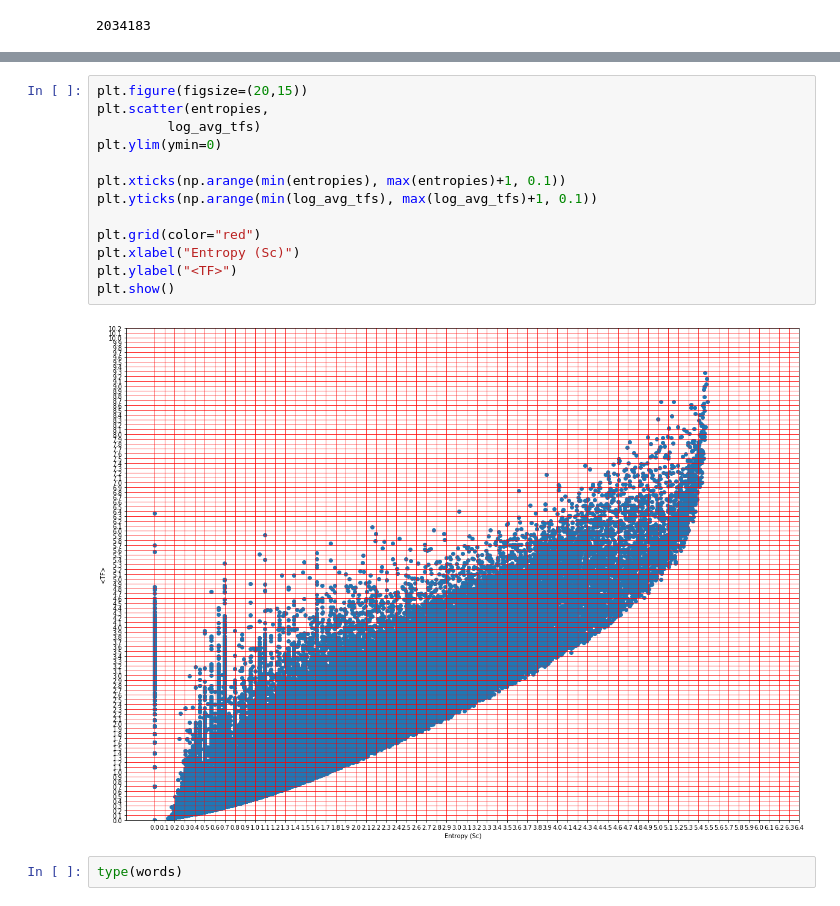
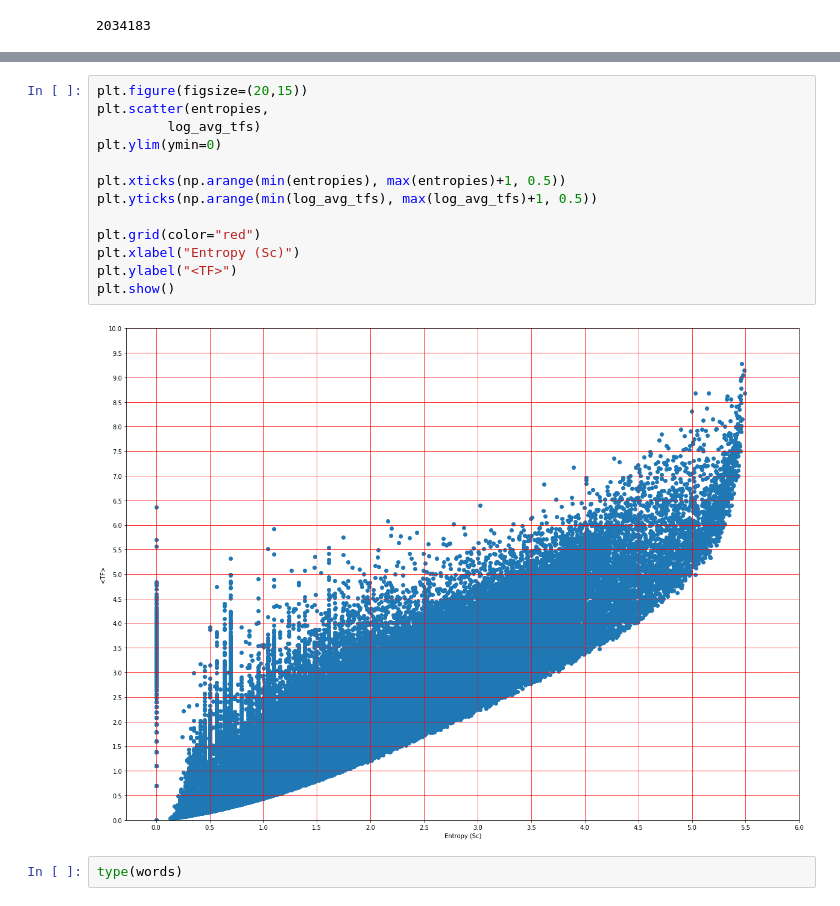
Before and after one commit to srjit/science-of-genius-title-impact, a Jupyter notebook: src/word propagation/word selection by entropy.ipynb, the cells around one changed output, grey strips where cells are left out. Saved outputs shown, nothing was run; the diff lists cells and outputs as text.

```diff
--- a/src/word propagation/word selection by entropy.ipynb
+++ b/src/word propagation/word selection by entropy.ipynb
@@ -336,18 +332,18 @@ len(_words_sample)
 # %%
 plt.figure(figsize=(20,15))
 plt.scatter(entropies,
          log_avg_tfs)
 plt.ylim(ymin=0)
 
-plt.xticks(np.arange(min(entropies), max(entropies)+1, 0.1))
-plt.yticks(np.arange(min(log_avg_tfs), max(log_avg_tfs)+1, 0.1))
+plt.xticks(np.arange(min(entropies), max(entropies)+1, 0.5))
+plt.yticks(np.arange(min(log_avg_tfs), max(log_avg_tfs)+1, 0.5))
 
 plt.grid(color="red")
 plt.xlabel("Entropy (Sc)")
 plt.ylabel("<TF>")
 plt.show()
 # %% [output]
-[figure, old version]
+[figure, new version]
 # %%
 type(words)
 # %% [output]
```
Also changed, not shown: parts of 4 cells of this notebook, 3 other files.
